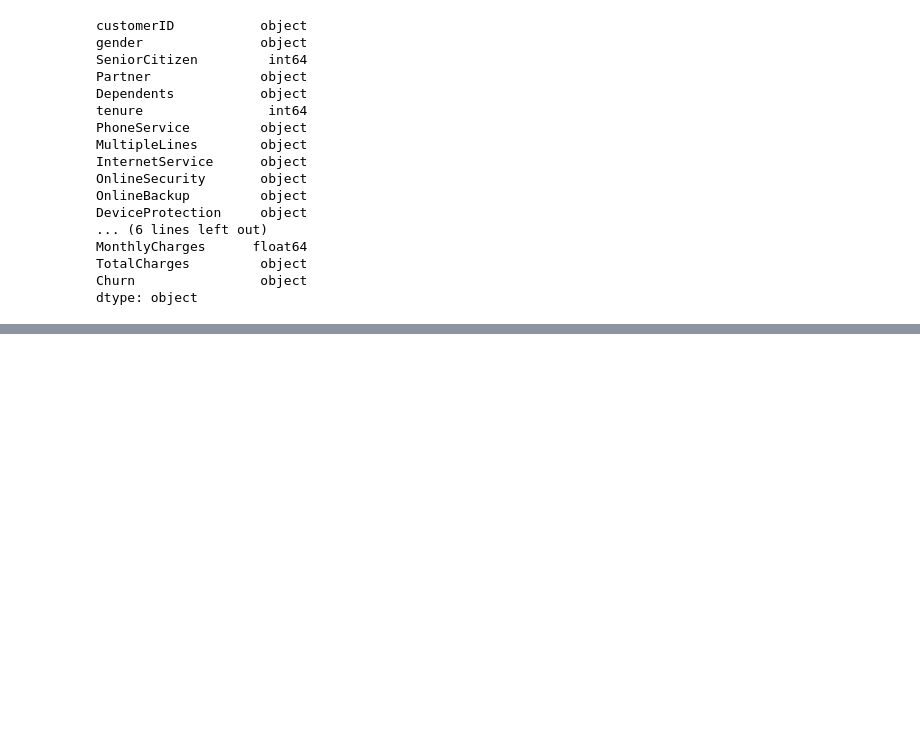
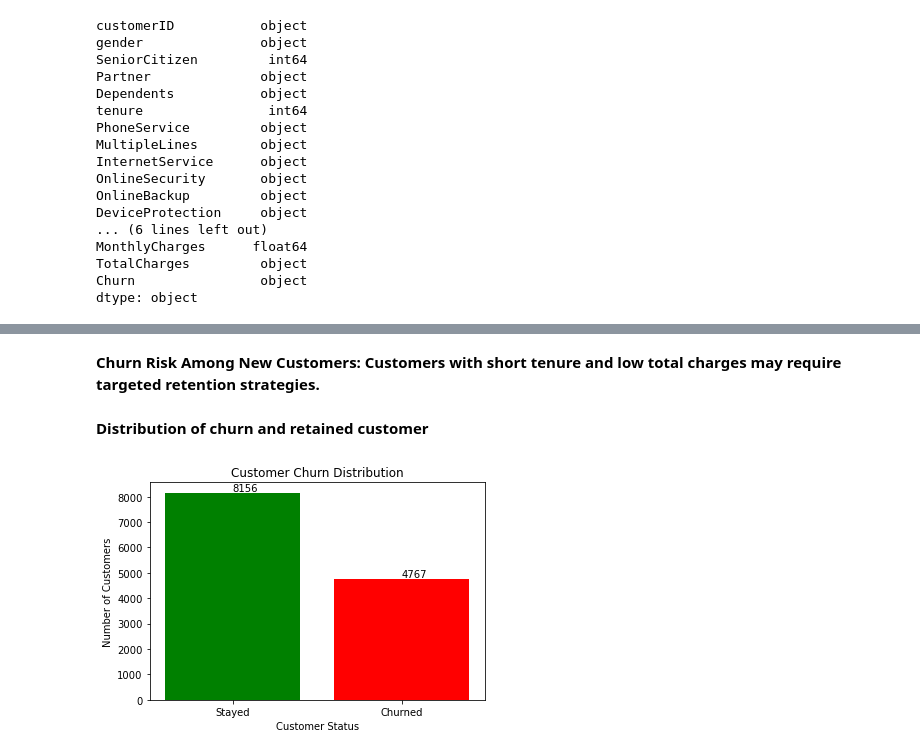
Before and after one commit to Tejpandey7/Cuatomer-_churn-analysis, a Jupyter notebook: churn_analysis.ipynb, the cells around one changed output, grey strips where cells are left out. Saved outputs shown, nothing was run; the diff lists cells and outputs as text; code cells hidden in the pictures; blank space fills up the shorter version.

```diff
--- a/churn_analysis.ipynb
+++ b/churn_analysis.ipynb
@@ -117,3 +117,6 @@ MonthlyCharges      float64
 TotalCharges         object
 Churn                object
 dtype: object
+# %%
+df3['TotalCharges'] =df3["TotalCharges"].str.replace(" ","") # changing total charge
+df3["TotalCharges"] =pd.to_numeric(df3["TotalCharges"])
@@ -119,0 +209,23 @@ dtype: object
+# %% [markdown]
+__Churn Risk Among New Customers: Customers with short tenure and low total charges may require targeted retention strategies.__
+# %% [markdown]
+__Distribution of churn and retained customer__
+# %%
+churn_counts = df3['Churn'].value_counts().sort_index()
+
+#for  Bar plot
+labels = ['Stayed', 'Churned']
+colors = ['green', 'red']
+
+plt.bar(labels, churn_counts, color=colors)
+plt.title('Customer Churn Distribution')
+plt.xlabel('Customer Status')
+plt.ylabel('Number of Customers')
+
+# To show exact numbers on bars
+for i, count in enumerate(churn_counts):
+    plt.text(i,count , str(count), va='bottom')
+
+plt.show()
+# %% [output]
+[figure, added]
```
Also changed, not shown: parts of 34 cells of this notebook.
